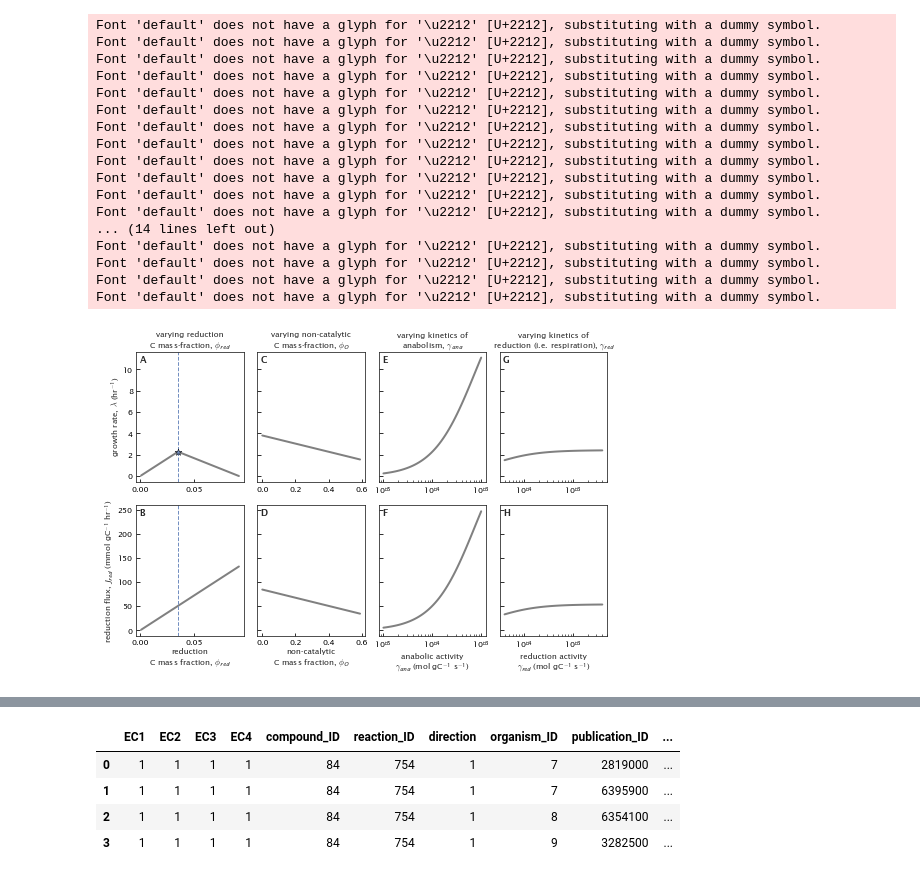
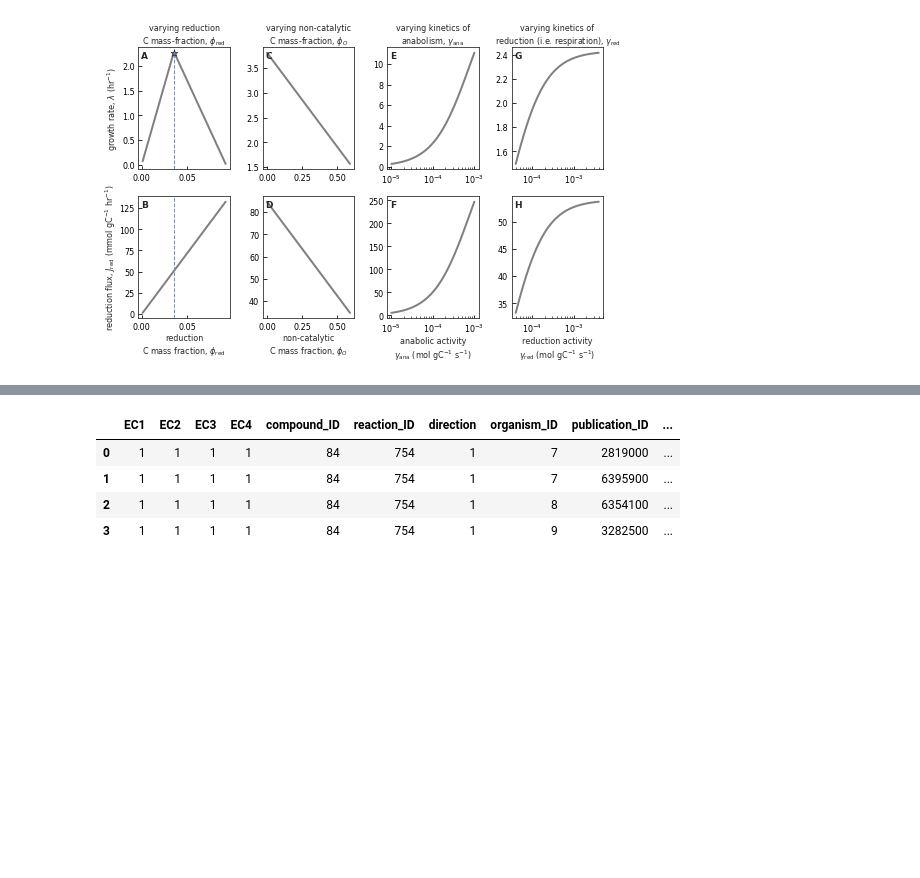
Before and after one commit to flamholz/redox-proteome, a Jupyter notebook: notebooks/Fig3_4.ipynb, the cells around one changed output, grey strips where cells are left out. Saved outputs shown, nothing was run; the diff lists cells and outputs as text; code cells hidden in the pictures; blank space fills up the shorter version.

```diff
--- a/notebooks/Fig3_4.ipynb
+++ b/notebooks/Fig3_4.ipynb
@@ -246,8 +126,13 @@ plt.annotate('$\lambda_{\mathrm{max}}$', xy=(phi_red_argmax, lambda_max), xytext
              annotation_clip=False, arrowprops=arrowprops, bbox=bbox)
 
 plt.ylabel(r'growth rate, $\lambda$ (hr$^{-1}$)')
-plt.xlabel(r'reduction C mass fraction, $\phi_{red}$')
+plt.xlabel(r'reduction C mass fraction, $\phi_{\mathrm{red}}$ (%)')
 plt.ylim(-0.1, 2.7)
+
+# percent format the X axis
+plt.xticks(np.arange(0, 0.11, 0.05))
+formatter = FuncFormatter(lambda y, _: '{:.0%}'.format(y))
+plt.gca().xaxis.set_major_formatter(formatter)
 
 # make an inset pie charts
 inset_ax_positions = [
@@ -256,15 +141,14 @@ inset_ax_positions = [
     [0.3, 0.5, 0.2, 0.2],
 ]
 cs = [colors[c] for c in 'blue,red,green'.split(',')] + [greys[2]]
-arrowprops = dict(
-    arrowstyle="-", linestyle='--',
-    facecolor='black', edgecolor='black', lw=0.5)
+my_labels = ['', '', '$\phi_{\mathrm{ana}}$', '$\phi_O$']
 for i, phi_series in enumerate([low_phi_red, max_phi_red, hi_phi_red]):
     inset_pos = inset_ax_positions[i]
     ax_inset = fig.add_axes(inset_pos)
     phis = phi_series[phi_names].values
     assert round(phis.sum()) == 1.0
     ax_inset.pie(phis, colors=cs, wedgeprops=dict(lw=0.5, edgecolor='w'))
+
 
 # reset the current axis to the main plot so we can use its coordinates
 plt.sca(axs[0])
@@ -307,9 +191,9 @@ cmap = dict(oxidation=colors['dark_blue'],
             other='grey')
 processes = 'oxidation,reduction,anabolism'.split(',')
 process_labels = dict(
-    oxidation=r'$\phi_{ox}$',
-    reduction=r'$\phi_{red}$',
-    anabolism=r'$\phi_{ana}$',
+    oxidation=r'$\phi_{\mathrm{ox}}$',
+    reduction=r'$\phi_{\mathrm{red}}$',
+    anabolism=r'$\phi_{\mathrm{ana}}$',
     other=r'$\phi_O$')
 phi_cols = ['{}_phi'.format(p) for p in processes] + ['phi_O']
 for i, col in enumerate(phi_cols):
@@ -346,7 +230,7 @@ plt.annotate('$\lambda_{\mathrm{max}}$', xy=(lambda_max, min_phi_O), xytext=(lam
              fontsize=8, ha='center', va='center', color=greys[-1], annotation_clip=False, arrowprops=arrowprops, bbox=bbox)
 
 plt.axvline(est_lambda_max, color='k', ls='--', lw=1)
-#plt.text(est_lambda_max-0.02, 0.3, r'$\lambda_{max} \approx \gamma_{ana}(1-\phi_O)$', ha='right', va='center', rotation=90, fontsize=9)
+#plt.text(est_lambda_max-0.02, 0.3, r'$\lambda_{\mathrm{max}} \approx \gamma_{\mathrm{ana}}(1-\phi_O)$', ha='right', va='center', rotation=90, fontsize=9)
 plt.xlabel(r'growth rate $\lambda$ (hr$^{-1}$)')
 plt.ylabel(r'optimal $\phi_\alpha$')
 #plt.legend(loc=1)
@@ -359,8 +243,8 @@ titles = [
 for title, ax in zip(titles, axs):
     ax.set_title(title)
 
-plt.figtext(0.05, 0.88, 'A', fontsize=8, weight='bold')
-plt.figtext(0.50, 0.88, 'B', fontsize=8, weight='bold')
+plt.figtext(0.05, 0.86, 'A', fontsize=8, weight='bold')
+plt.figtext(0.53, 0.86, 'B', fontsize=8, weight='bold')
 
 plt.tight_layout()
 plt.savefig('../output/Fig3_growth_rate.png', facecolor='white', dpi=300, bbox_inches='tight')
@@ -471,7 +468,7 @@ var_g_red_df = pd.read_csv('../output/fix_g_red.csv')
 # Supplementary figure focusing on respiratory rates
 # TODO: add variable stoichiometry, e.g. S4, to these panels
 # TODO: calculate CUE and plot that as well
-fig, axs = plt.subplots(ncols=4, nrows=2, figsize=(7.24, 5), sharey='row')
+fig, axs = plt.subplots(ncols=4, nrows=2, figsize=(7.24, 5))
 flat_axs = axs.flatten(order='F')
 
 # Left panel: varying phi_red
@@ -487,13 +484,13 @@ plt.scatter(masked_phi_red_df.reduction_phi[max_idx], masked_phi_red_df.lambda_h
             color=colors['blue'], marker='*', zorder=10, s=50, edgecolor='k', lw=0.5)
 plt.axvline(masked_phi_red_df.reduction_phi[max_idx], color=colors['blue'], ls='--', lw=1)
 plt.ylabel(r'growth rate, $\lambda$ (hr$^{-1}$)')
-plt.title('varying reduction\nC mass-fraction, $\phi_{red}$')
+plt.title('varying reduction\nC mass-fraction, $\phi_{\mathrm{red}}$')
 plt.sca(axs[1,0])
 plt.plot(masked_phi_red_df.reduction_phi, masked_phi_red_df.reduction_flux*3.6e6,
          color='grey')
 plt.axvline(masked_phi_red_df.reduction_phi[max_idx], color=colors['blue'], ls='--', lw=1)
-plt.ylabel(r'reduction flux, $J_{red}$ (mmol gC$^{-1}$ hr$^{-1}$)')
-plt.xlabel('reduction\nC mass fraction, $\phi_{red}$')
+plt.ylabel(r'reduction flux, $J_{\mathrm{red}}$ (mmol gC$^{-1}$ hr$^{-1}$)')
+plt.xlabel('reduction\nC mass fraction, $\phi_{\mathrm{red}}$')
 
 # Left panel: varying phi_O
 # Model can use ATP homeostasis to maximize growth
@@ -506,52 +503,35 @@ plt.xlabel('non-catalytic\nC mass fraction, $\phi_O$')
 
 # Middle panels: varying anabolism gamma
 # TODO: narrow range here so growth rates don't balloon as much
 mask = var_g_ana_df['opt.max_phi_H_set'] == False
 masked = var_g_ana_df[mask]
 
 plt.sca(axs[0,2])
 plt.xscale('log')
 plt.plot(masked.anabolism_gamma, masked.lambda_hr, color='grey', label=r'$\phi_O \geq$ {0:.1f}'.format(min_phi_O))
-plt.title('varying kinetics of\nanabolism, $\gamma_{ana}$')
+plt.title('varying kinetics of\nanabolism, $\gamma_{\mathrm{ana}}$')
 plt.sca(axs[1,2])
 plt.xscale('log')
 plt.plot(masked.anabolism_gamma, masked.reduction_flux*3.6e6, color='grey', label=r'$\phi_O \geq$ {0:.1f}'.format(min_phi_O))
-plt.xlabel('anabolic activity\n$\gamma_{ana}$ (mol gC$^{-1}$ s$^{-1}$)')
+plt.xlabel('anabolic activity\n$\gamma_{\mathrm{ana}}$ (mol gC$^{-1}$ s$^{-1}$)')
 
 # Right panels: varying anabolism gamma
 mask = var_g_red_df['opt.max_phi_H_set'] == False
 masked = var_g_red_df[mask]
 
 plt.sca(axs[0, 3])
 plt.xscale('log')
 plt.plot(masked.reduction_gamma, masked.lambda_hr, color='grey', label=r'$\phi_O \geq$ {0:.1f}'.format(min_phi_O))
-plt.title('varying kinetics of\n reduction (i.e. respiration), $\gamma_{red}$')
+plt.title('varying kinetics of\n reduction (i.e. respiration), $\gamma_{\mathrm{red}}$')
 plt.sca(axs[1, 3])
 plt.xscale('log')
 plt.plot(masked.reduction_gamma, masked.reduction_flux*3.6e6, color='grey', label=r'$\phi_O \geq$ {0:.1f}'.format(min_phi_O))
-plt.xlabel('reduction activity\n$\gamma_{red}$ (mol gC$^{-1}$ s$^{-1}$)')
+plt.xlabel('reduction activity\n$\gamma_{\mathrm{red}}$ (mol gC$^{-1}$ s$^{-1}$)')
 
 for label, ax in zip("ABCDEFGH", flat_axs):
     ax.text(0.03, 0.97, label, transform=ax.transAxes, fontsize=9, fontweight='bold', va='top')
 
 plt.tight_layout()
 plt.savefig('../output/FigSX_max_Jred.png', facecolor='white', bbox_inches='tight', dpi=300)
 # %% [output]
-Font 'default' does not have a glyph for '\u2212' [U+2212], substituting with a dummy symbol.
-Font 'default' does not have a glyph for '\u2212' [U+2212], substituting with a dummy symbol.
-Font 'default' does not have a glyph for '\u2212' [U+2212], substituting with a dummy symbol.
-Font 'default' does not have a glyph for '\u2212' [U+2212], substituting with a dummy symbol.
-Font 'default' does not have a glyph for '\u2212' [U+2212], substituting with a dummy symbol.
-Font 'default' does not have a glyph for '\u2212' [U+2212], substituting with a dummy symbol.
-Font 'default' does not have a glyph for '\u2212' [U+2212], substituting with a dummy symbol.
-Font 'default' does not have a glyph for '\u2212' [U+2212], substituting with a dummy symbol.
-Font 'default' does not have a glyph for '\u2212' [U+2212], substituting with a dummy symbol.
-Font 'default' does not have a glyph for '\u2212' [U+2212], substituting with a dummy symbol.
-Font 'default' does not have a glyph for '\u2212' [U+2212], substituting with a dummy symbol.
-Font 'default' does not have a glyph for '\u2212' [U+2212], substituting with a dummy symbol.
-... (14 lines left out)
-Font 'default' does not have a glyph for '\u2212' [U+2212], substituting with a dummy symbol.
-Font 'default' does not have a glyph for '\u2212' [U+2212], substituting with a dummy symbol.
-Font 'default' does not have a glyph for '\u2212' [U+2212], substituting with a dummy symbol.
-Font 'default' does not have a glyph for '\u2212' [U+2212], substituting with a dummy symbol.
-[figure, old version]
+[figure, new version]
```
Also changed, not shown: parts of 12 cells of this notebook, 8 other files.
